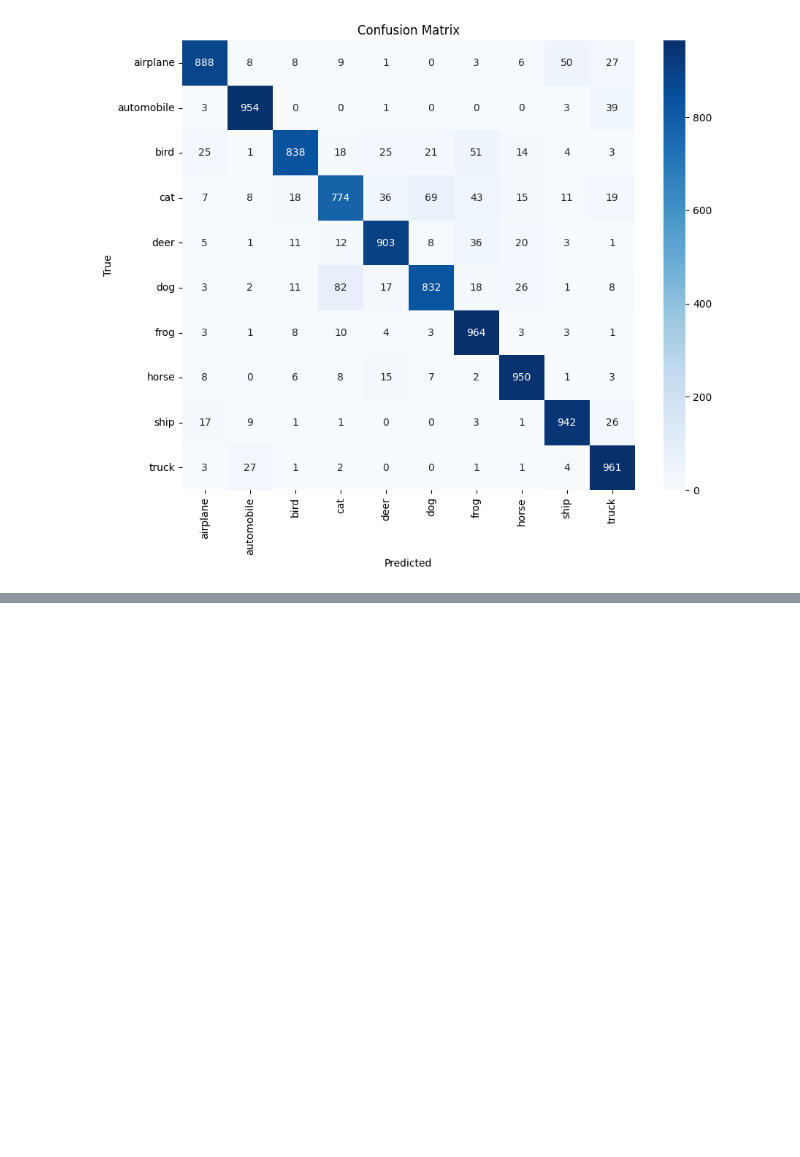
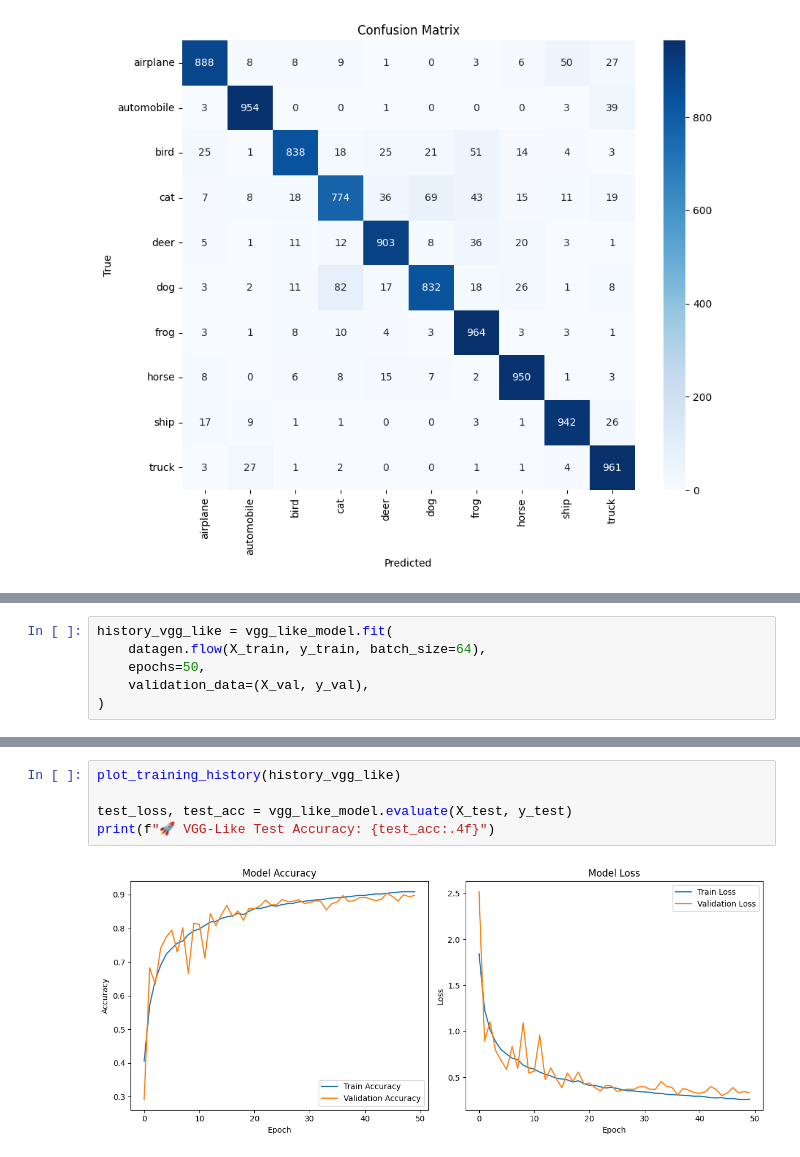
Before and after one commit to zahi158/Image-Classification-with-CNN, a Jupyter notebook: first_model.ipynb, the cells around one changed output, grey strips where cells are left out. Saved outputs shown, nothing was run; the diff lists cells and outputs as text; blank space fills up the shorter version.

```diff
--- a/first_model.ipynb
+++ b/first_model.ipynb
@@ -619,0 +687,6 @@ plt.show()
+# %%
+history_vgg_like = vgg_like_model.fit(
+    datagen.flow(X_train, y_train, batch_size=64),
+    epochs=50,
+    validation_data=(X_val, y_val),
+)
@@ -619,0 +712,7 @@ plt.show()
+# %%
+plot_training_history(history_vgg_like)
+
+test_loss, test_acc = vgg_like_model.evaluate(X_test, y_test)
+print(f"🚀 VGG-Like Test Accuracy: {test_acc:.4f}")
+# %% [output]
+[figure, added]
```
Also changed, not shown: parts of 3 cells of this notebook.
